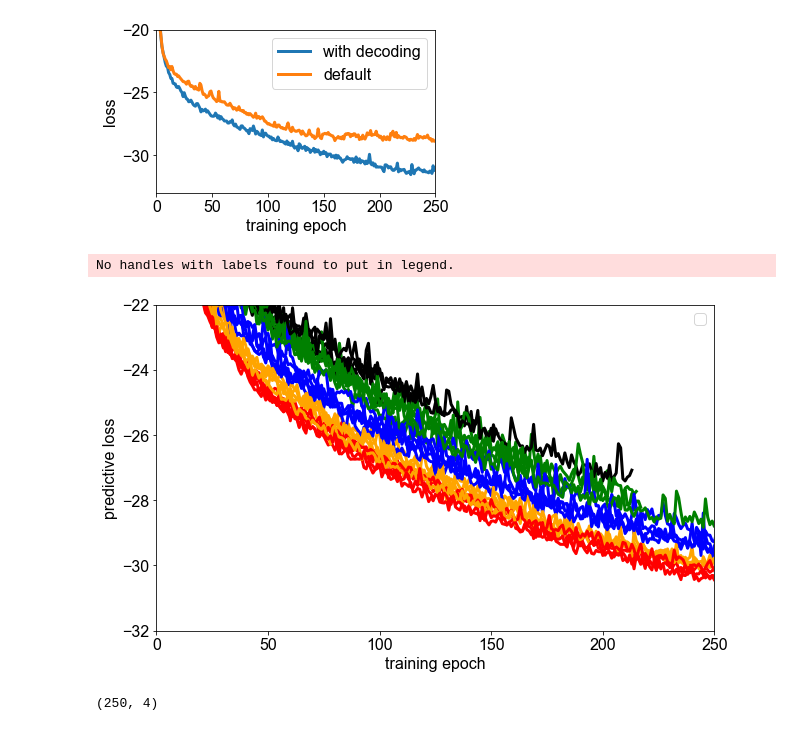
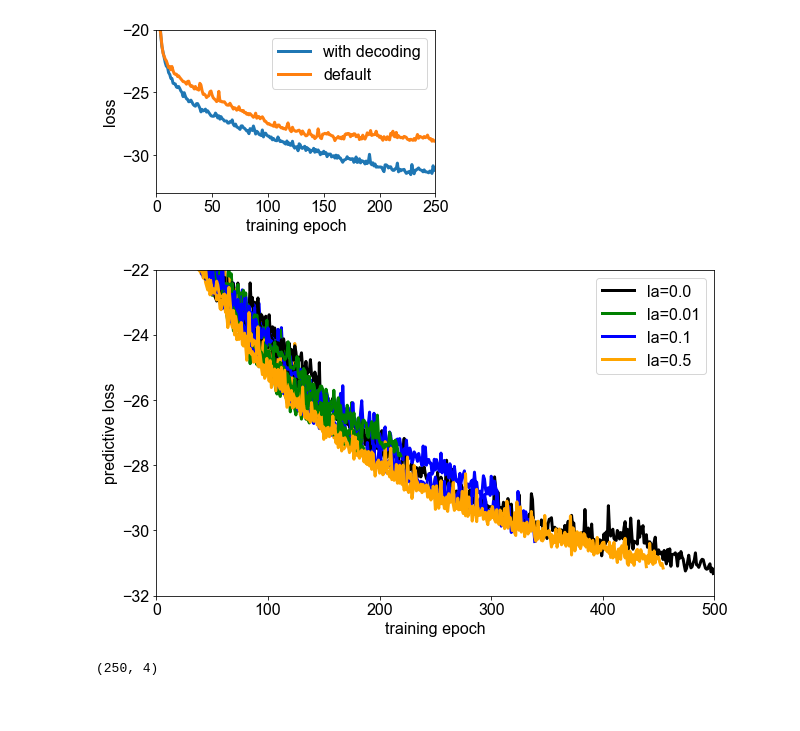
Before and after one commit to azaho/flappydream, a Jupyter notebook: testing.ipynb, the cells around one changed output. Drawn from its saved outputs; the diff is of its cells as text; code cells hidden in the pictures.

```diff
--- a/testing.ipynb
+++ b/testing.ipynb
@@ -8,8 +8,8 @@ import train_vae
 import json
 # %%
 import os
-for random_index in range(5):
-    for lambda_sv_i, lambda_sv in enumerate([0.0, 1.0, 10.0, 20.0, 40.0]):
+for random_index in range(10, 20):
+    for lambda_sv_i, lambda_sv in enumerate([0.0, 0.01, 0.1, 0.5]):
         color = ["black", "green", "blue", "orange", "red"][lambda_sv_i]
         state_vars_to_predict = [9, 10, 11]
         detach_gradients = False
@@ -23,7 +23,7 @@ for random_index in range(5):
         random_index = random_index
         lambda_sv = lambda_sv
         dim_latent_z = 8
-        if lambda_sv == 0: state_vars_to_predict = []
+        #if lambda_sv == 0: state_vars_to_predict = []
 
         sv_str = 'x'.join([str(x) for x in state_vars_to_predict]) if len(state_vars_to_predict)>0 else 'X'
         rnn_id = f"_ln{1 if use_layernorm else 0}_nh{n_hidden}_dlz{dim_latent_z}_mgn{max_gradient_norm}_lr{lr}" + \
@@ -88,40 +88,39 @@ plt.show()
 # %%
 plt.rcParams.update({'font.family': 'Arial', 'font.size': 16})
 plt.figure(figsize=(10, 6))  # Adjust the figure size as needed
 
-for random_index in range(5):
-    for lambda_sv_i, lambda_sv in enumerate([0.0, 1.0, 10.0, 20.0, 40.0]):
+for random_index in range(10,20):
+    for lambda_sv_i, lambda_sv in enumerate([0.0, 0.01, 0.1, 0.5]):
         color = ["black", "green", "blue", "orange", "red"][lambda_sv_i]
         state_vars_to_predict = [9, 10, 11]
         detach_gradients = False
         use_layernorm = False
         truncate_at_batch = 40
         n_hidden = 128
         train_epochs = 250
         save_every_epochs = 50
         max_gradient_norm = 100.0
         lr = 0.001
         random_index = random_index
         lambda_sv = lambda_sv
         dim_latent_z = 8
-        if lambda_sv == 0: state_vars_to_predict = []
+        #if lambda_sv == 0: state_vars_to_predict = []
 
         sv_str = 'x'.join([str(x) for x in state_vars_to_predict]) if len(state_vars_to_predict)>0 else 'X'
         rnn_id = f"_ln{1 if use_layernorm else 0}_nh{n_hidden}_dlz{dim_latent_z}_mgn{max_gradient_norm}_lr{lr}" + \
                  f"_dg{1 if detach_gradients else 0}_da{truncate_at_batch}_sv{sv_str}_lsv{lambda_sv}_r{random_index}"
 
         losses_store = np.load(f'data/rnn{rnn_id}/rnn_losses.npz')['losses_store']
-        plt.plot(np.nanmean(losses_store, axis=1)[:, 0], linewidth=3, color=color, label=f"la={lambda_sv}" if random_index==20 else None)
+        plt.plot(np.nanmean(losses_store, axis=1)[:, 0], linewidth=3, color=color, label=f"la={lambda_sv}" if random_index==10 else None)
 
 plt.legend()
 plt.ylim(-32, -22)
-plt.xlim(0, 250)
+plt.xlim(0, 500)
 plt.xlabel("training epoch")
 plt.ylabel("predictive loss")
 plt.show()
 # %% [output]
-No handles with labels found to put in legend.
-[figure, old version]
+[figure, new version]
 # %%
 std_losses.shape
 # %% [output]
```
Also changed, not shown: parts of 1 cell of this notebook, 2 other files.
